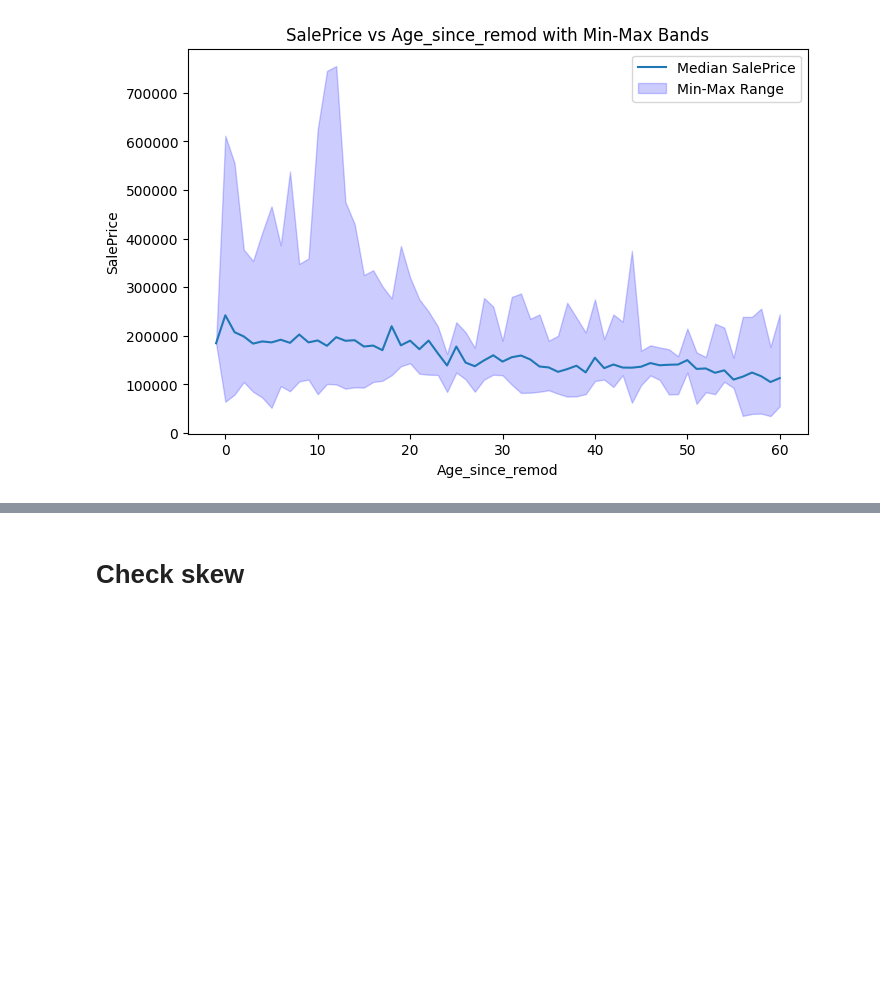
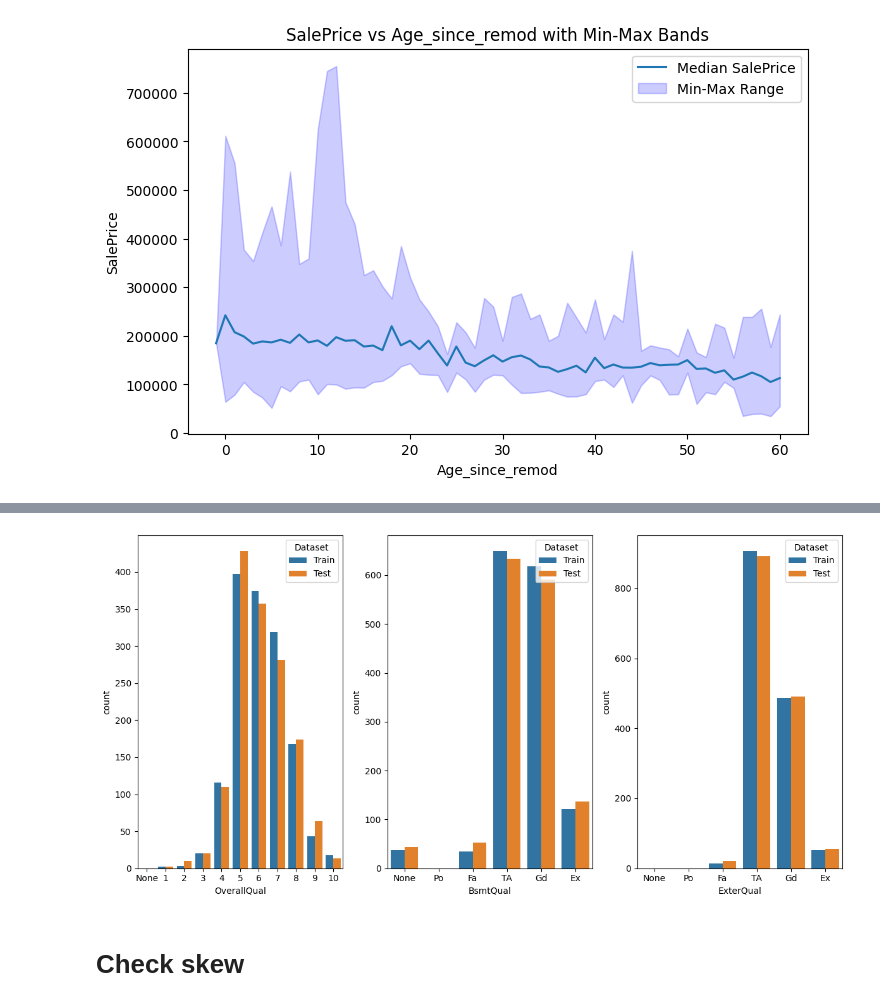
Before and after one commit to abhivij/housing_price_prediction, a Jupyter notebook: housing-price-prediction-part-2-exploratory.ipynb, the cells around one changed output, grey strips where cells are left out. Cells and saved outputs as stored; diff of their text form; code cells hidden in the pictures; blank space fills up the shorter version.

```diff
--- a/housing-price-prediction-part-2-exploratory.ipynb
+++ b/housing-price-prediction-part-2-exploratory.ipynb
@@ -1221,3 +1291,16 @@ plt.show()
+# %%
+fig, axes = plt.subplots(1, 3, figsize=(12, 6))
+
+sns.countplot(data=plot_data, x="OverallQual", hue='Dataset', ax=axes[0])
+
+sns.countplot(data=plot_data, x="BsmtQual", hue='Dataset', ax=axes[1])
+
+sns.countplot(data=plot_data, x="ExterQual", hue='Dataset', ax=axes[2])
+
+plt.tight_layout()
+plt.show()
+# %% [output]
+[figure, added]
 # %% [markdown]
 # Check skew
 # %%
```
Also changed, not shown: parts of 19 cells of this notebook, 2 other files.
